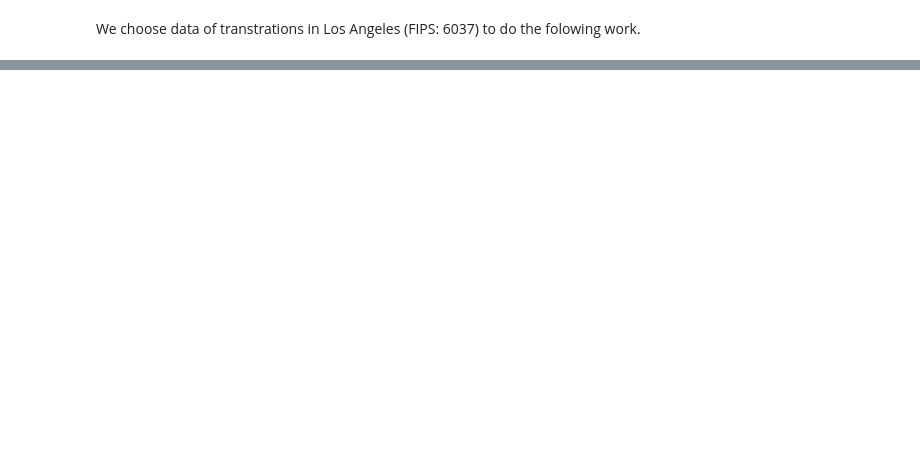
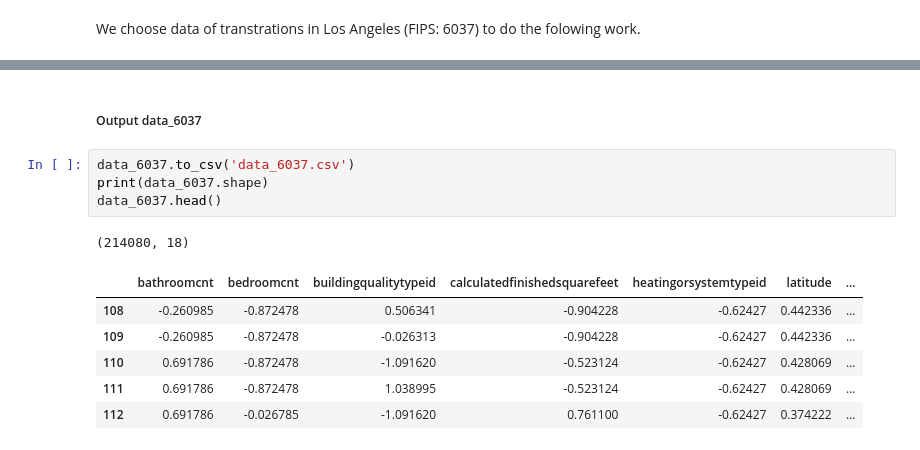
Before and after one commit to JasonVann/Zillow-Price-Prediction, a Jupyter notebook: Zillow’s Home Value Prediction.ipynb, the cells around one changed output, grey strips where cells are left out. Drawn from its saved outputs; the diff is of its cells as text; blank space fills up the shorter version.

```diff
--- a/Zillow’s Home Value Prediction.ipynb
+++ b/Zillow’s Home Value Prediction.ipynb
@@ -133,0 +300,14 @@ print(np.std(data_6037['logerror'].values))
+# %% [markdown]
+##### Output data_6037
+# %%
+data_6037.to_csv('data_6037.csv')
+print(data_6037.shape)
+data_6037.head()
+# %% [output]
+(214080, 18)
+|  | bathroomcnt | bedroomcnt | buildingqualitytypeid | calculatedfinishedsquarefeet | heatingorsystemtypeid | latitude | ... |
+| 108 | -0.260985 | -0.872478 | 0.506341 | -0.904228 | -0.62427 | 0.442336 | ... |
+| 109 | -0.260985 | -0.872478 | -0.026313 | -0.904228 | -0.62427 | 0.442336 | ... |
+| 110 | 0.691786 | -0.872478 | -1.091620 | -0.523124 | -0.62427 | 0.428069 | ... |
+| 111 | 0.691786 | -0.872478 | 1.038995 | -0.523124 | -0.62427 | 0.428069 | ... |
+| 112 | 0.691786 | -0.026785 | -1.091620 | 0.761100 | -0.62427 | 0.374222 | ... |
```
Also changed, not shown: parts of 50 cells of this notebook, 1 other file.
